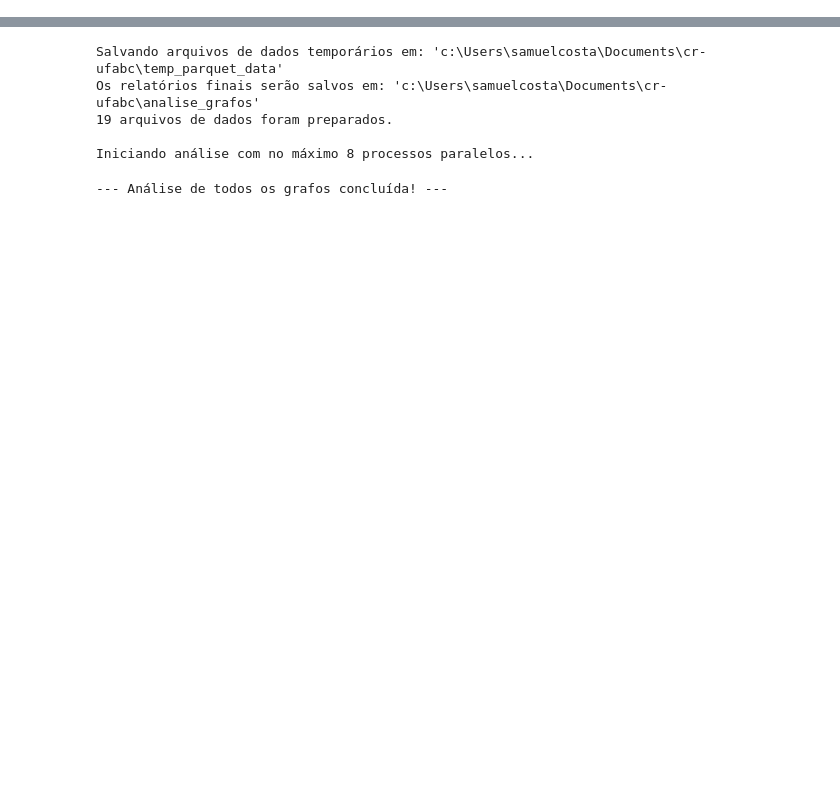
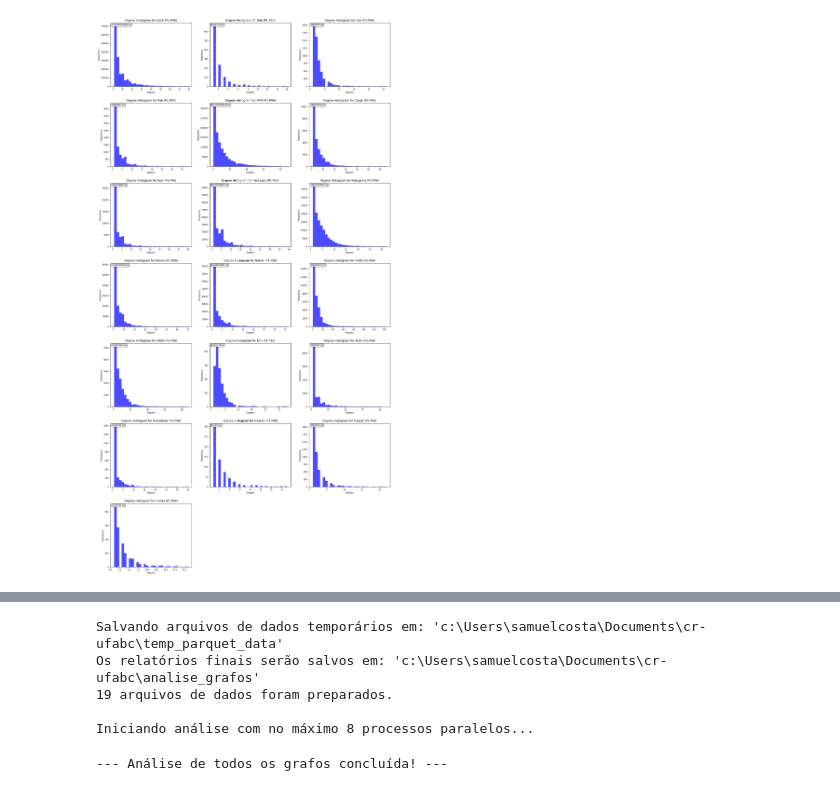
Before and after one commit to samuelc254/cr-ufabc, a Jupyter notebook: main copy.ipynb, the cells around one changed output, grey strips where cells are left out. Saved outputs shown, nothing was run; the diff lists cells and outputs as text; code cells hidden in the pictures; blank space fills up the shorter version.

Commit message:
dados gerados de diametro e histogramas

```diff
--- a/main copy.ipynb
+++ b/main copy.ipynb
@@ -16,3 +24,83 @@ for platform in df["Platform"].unique():
 
     # Cria um grafo direcionado
     graphs[platform] = nx.from_pandas_edgelist(dfs[platform], source="Project Name", target="Dependency Name", create_using=nx.DiGraph())
+# %%
+# Conta quantos grafos existem
+num_graphs = len(graphs)
+
+# Calcula automaticamente o número de linhas e colunas necessárias
+# Mantém no máximo 3 colunas para melhor legibilidade
+cols = 3
+rows = math.ceil(num_graphs / cols)
+
+# Ajusta o tamanho da figura baseado no número de linhas
+fig_height = max(15, rows * 4)  # Mínimo 15, mas cresce com o número de linhas
+
+print(f"Criando grade de {rows}x{cols} para {num_graphs} grafos")
+
+# --- CONFIGURAÇÕES DE FILTRO ---
+# Defina aqui se quer usar filtro por percentis
+USE_PERCENTILE_FILTER = True  # Mude para False para usar dados completos
+LOWER_PERCENTILE = 0.01  # Percentil inferior (1%)
+UPPER_PERCENTILE = 0.99  # Percentil superior (99%)
+
+fig, axs = plt.subplots(nrows=rows, ncols=cols, figsize=(15, fig_height))
+
+# Se só há uma linha, axs não será uma matriz 2D, então precisamos corrigir
+if rows == 1:
+    axs = axs.reshape(1, -1)
+
+axs = axs.flatten()
+
+# Plota os histogramas
+for i, (platform, graph) in enumerate(graphs.items()):
+    if i < len(axs):  # Proteção adicional
+        degree_sequence = sorted([d for n, d in graph.degree()], reverse=True)
+
+        # Aplica filtro por percentis se habilitado
+        if USE_PERCENTILE_FILTER and len(degree_sequence) > 0:
+            lower_bound = np.percentile(degree_sequence, LOWER_PERCENTILE * 100)
+            upper_bound = np.percentile(degree_sequence, UPPER_PERCENTILE * 100)
+            degree_sequence_filtered = [d for d in degree_sequence if lower_bound <= d <= upper_bound]
+
+            # Usa os dados filtrados se houver elementos, senão usa os originais
+            plot_data = degree_sequence_filtered if degree_sequence_filtered else degree_sequence
+            title_suffix = f" (P{LOWER_PERCENTILE*100:.0f}-P{UPPER_PERCENTILE*100:.0f})"
+        else:
+            plot_data = degree_sequence
+            title_suffix = " (Dados Completos)"
+
+        axs[i].hist(plot_data, bins=30, color="blue", alpha=0.7)
+        axs[i].set_title(f"Degree Histogram for {platform}{title_suffix}", fontsize=10)
+        axs[i].set_xlabel("Degree", fontsize=8)
+        axs[i].set_ylabel("Frequency", fontsize=8)
+
+        # Ajusta o tamanho da fonte dos números nos eixos
+        axs[i].tick_params(axis="both", which="major", labelsize=7)
+
+        # Adiciona informação sobre quantos dados foram filtrados
+        if USE_PERCENTILE_FILTER and len(degree_sequence) > 0:
+            total_nodes = len(degree_sequence)
+            filtered_nodes = len(plot_data)
+            axs[i].text(
+                0.02, 0.98, f"{filtered_nodes}/{total_nodes} nós", transform=axs[i].transAxes, fontsize=6, verticalalignment="top", bbox=dict(boxstyle="round", facecolor="white", alpha=0.8)
+            )
+
+# Remove subplots vazios (se houver)
+for i in range(num_graphs, len(axs)):
+    fig.delaxes(axs[i])
+
+# Ajusta automaticamente o espaçamento para evitar sobreposição
+plt.tight_layout(pad=2.0)  # Adiciona mais espaçamento
+
+# Nome do arquivo muda baseado no filtro usado
+filename_suffix = f"_P{LOWER_PERCENTILE*100:.0f}-P{UPPER_PERCENTILE*100:.0f}" if USE_PERCENTILE_FILTER else "_completo"
+plt.savefig(f"DB/degree_histograms{filename_suffix}.png", dpi=300, bbox_inches="tight")
+plt.show()
+
+print(f"\nConfigurações utilizadas:")
+print(f"- Filtro por percentis: {'Ativo' if USE_PERCENTILE_FILTER else 'Inativo'}")
+if USE_PERCENTILE_FILTER:
+    print(f"- Percentil inferior: {LOWER_PERCENTILE*100:.1f}%")
+    print(f"- Percentil superior: {UPPER_PERCENTILE*100:.1f}%")
+# %% [output]
@@ -18,0 +108 @@ for platform in df["Platform"].unique():
+[figure, added]
```
Also changed, not shown: parts of 7 cells of this notebook, 1 other file.
